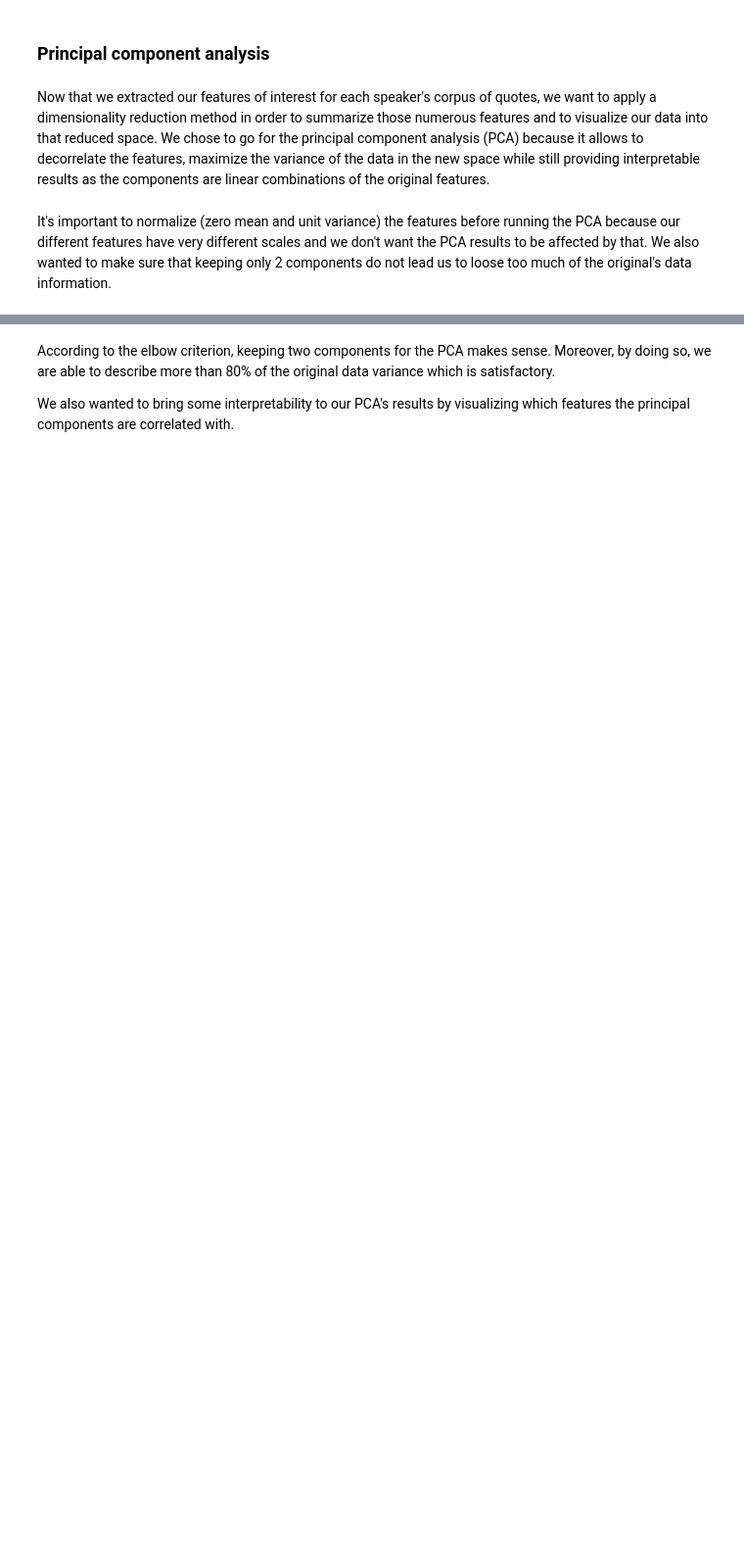
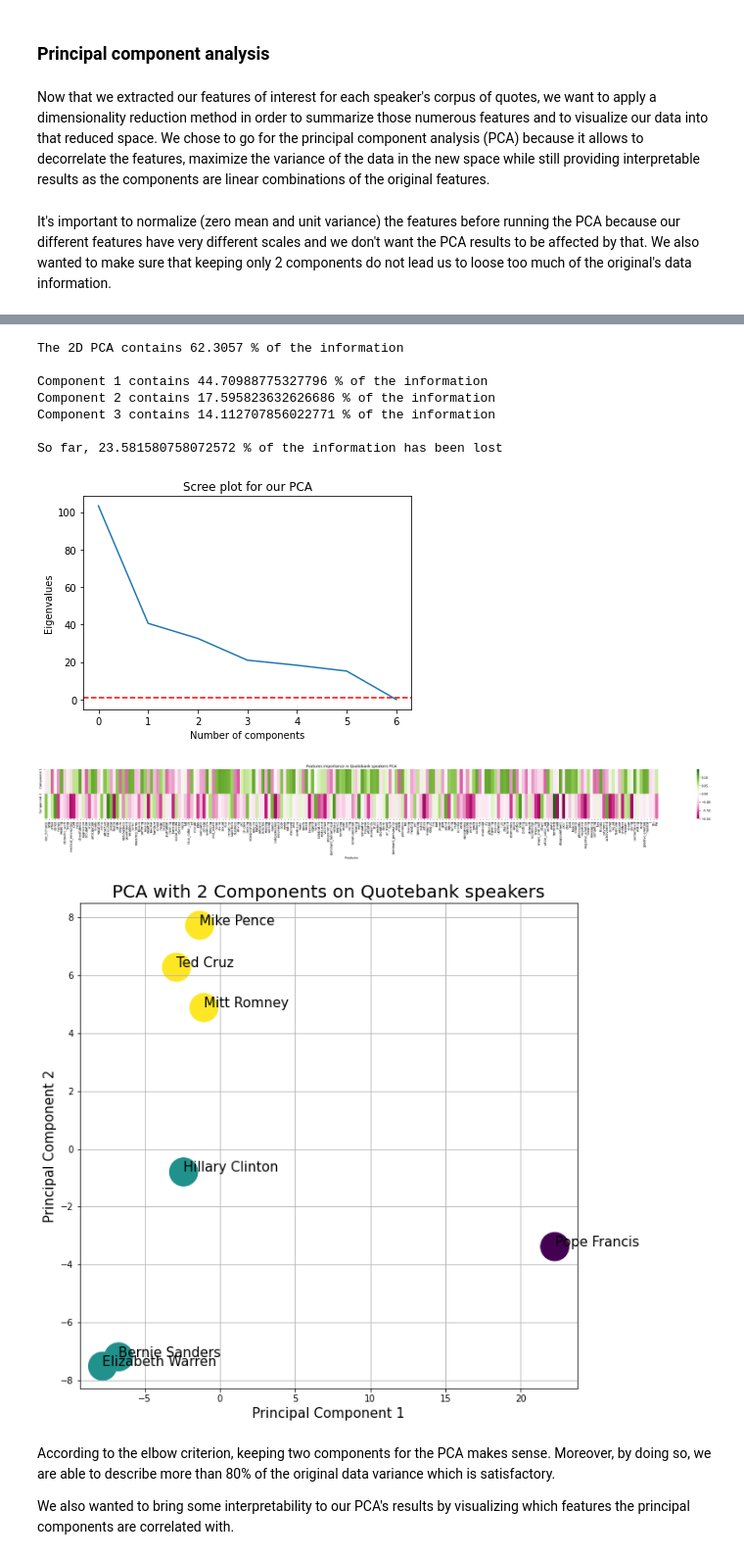
Before and after one commit to paulmoreau40/Applied-Data-Analysis-project-EPFL, a Jupyter notebook: src/Milestone_3.ipynb, the cells around one changed output, grey strips where cells are left out. Shown at 98% size. Cells and saved outputs as stored; diff of their text form; code cells hidden in the pictures; blank space fills up the shorter version.

```diff
--- a/src/Milestone_3.ipynb
+++ b/src/Milestone_3.ipynb
@@ -745,3 +756,56 @@ So far, 23.438889225136307 % of the information has been lost
+# %%
+def pca_2D_(scaled_df, categories):
+    #2D PCA
+    PCA_2d = PCA(n_components=2)
+    PCs_2 = PCA_2d.fit_transform(scaled_df)
+    res_PCA_2d = pd.DataFrame(data = PCs_2, columns = ['Principal component 1', 'Principal component 2'])
+
+    #Visualize results 2D PCA
+    %matplotlib inline
+
+    plt.figure(figsize=(10,10))
+    plt.xlabel('Principal Component 1',fontsize = 15)
+    plt.ylabel('Principal Component 2',fontsize = 15)
+    plt.title("PCA with 2 Components on Quotebank speakers",fontsize=20)
+
+    plt.scatter(res_PCA_2d.loc[:,'Principal component 1'], res_PCA_2d.loc[:,'Principal component 2'], c = categories, s = 1000)
+
+    speakers = [['Pope Francis',0],['Hillary Clinton',1],['Bernie Sanders',1],['Elizabeth Warren',1],['Mike Pence',2],['Mitt Romney',2],['Ted Cruz',2]]
+
+    for i, speaker in enumerate(speakers):
+        plt.annotate(speaker[0], (res_PCA_2d.loc[:,'Principal component 1'][i], res_PCA_2d.loc[:,'Principal component 2'][i]), fontsize = 15)
+
+    plt.grid()
+    plt.savefig("../data/PCA_visualization.png")
+    plt.show()
+
+    return PCA_2d, PCs_2
+# %%
+def pca_analysis(features, categories):
+    scaler = StandardScaler()
+
+    scaled_df = pd.DataFrame(scaler.fit_transform(features), columns = features.columns).copy()
+
+    scaled_df, pca, pca_screeplot = pca_(scaled_df)
+
+    pca_features_importance(scaled_df)
+
+    PCA_2d, PCs_2 = pca_2D_(scaled_df, categories)
+# %%
+scaler = StandardScaler()
+
+pca_analysis(all_features.loc[:,'voc_richness':'We'], all_features['category'])
+# %% [output]
+The 2D PCA contains 62.3057 % of the information
+
+Component 1 contains 44.70988775327796 % of the information
+Component 2 contains 17.595823632626686 % of the information
+Component 3 contains 14.112707856022771 % of the information
+
+So far, 23.581580758072572 % of the information has been lost
+[figure, added]
+[figure, added]
+[figure, added]
 # %% [markdown]
 According to the elbow criterion, keeping two components for the PCA makes sense. Moreover, by doing so, we are able to describe more than 80% of the original data variance which is satisfactory.
 
```
Also changed, not shown: parts of 29 cells of this notebook.
